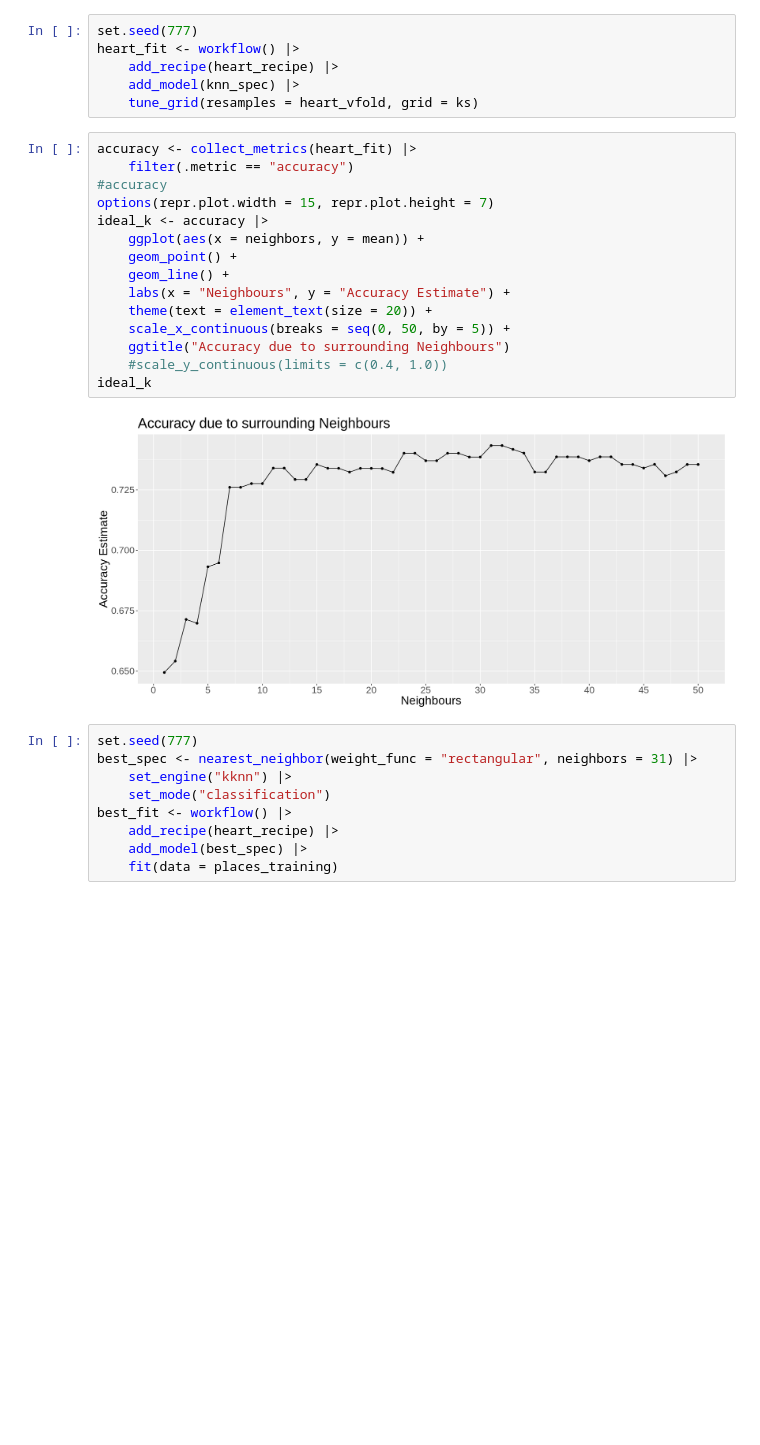
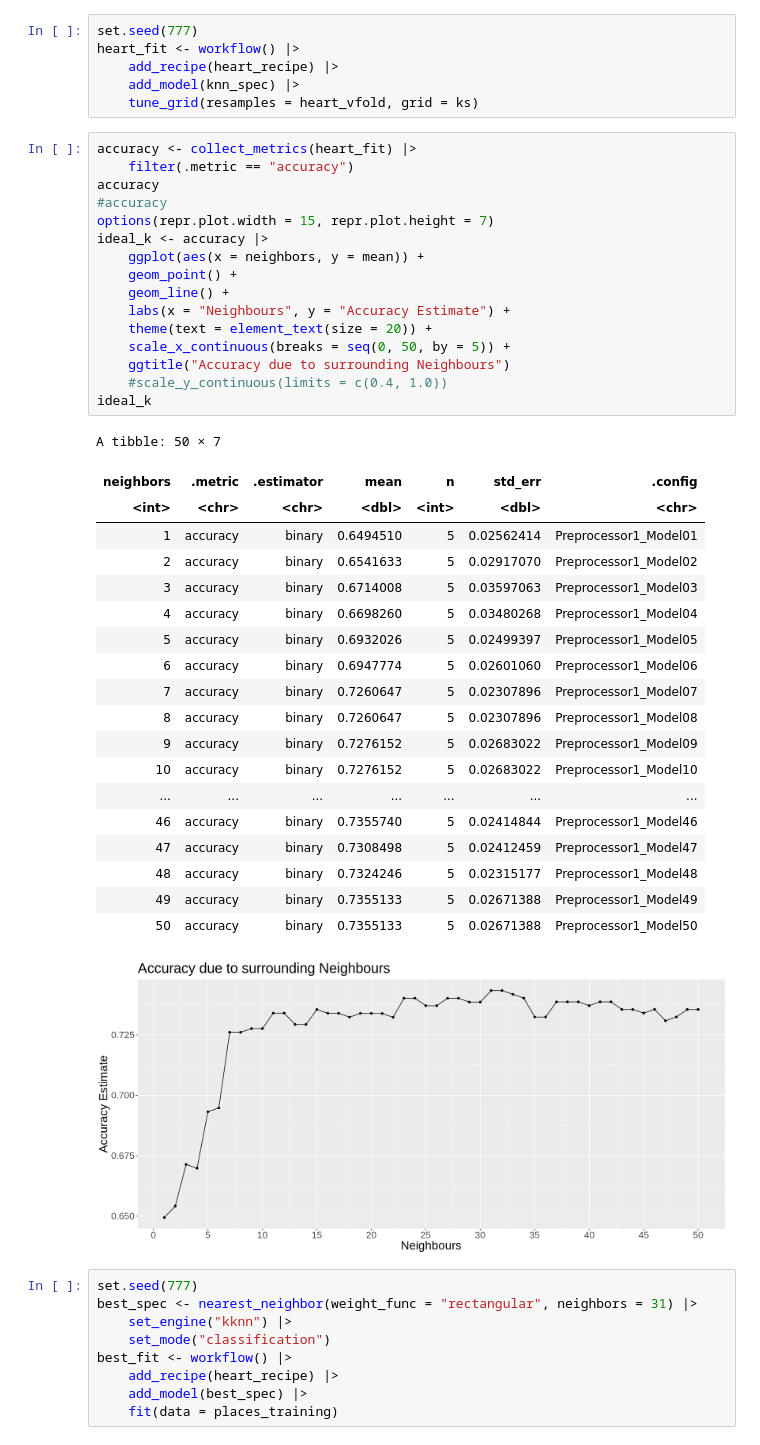
Before and after one commit to Kooriryuu/dsci-100-project-group3, a Jupyter notebook: project_proposal.ipynb, the cells around one changed output. Saved outputs shown, nothing was run; the diff lists cells and outputs as text; blank space fills up the shorter version.

```diff
--- a/project_proposal.ipynb
+++ b/project_proposal.ipynb
@@ -170,19 +192,39 @@ heart_fit <- workflow() |>
 # %%
 accuracy <- collect_metrics(heart_fit) |>
     filter(.metric == "accuracy")
+accuracy
 #accuracy
 options(repr.plot.width = 15, repr.plot.height = 7)
 ideal_k <- accuracy |>
     ggplot(aes(x = neighbors, y = mean)) +
     geom_point() +
     geom_line() +
     labs(x = "Neighbours", y = "Accuracy Estimate") +
     theme(text = element_text(size = 20)) +
     scale_x_continuous(breaks = seq(0, 50, by = 5)) +
     ggtitle("Accuracy due to surrounding Neighbours")
     #scale_y_continuous(limits = c(0.4, 1.0))
 ideal_k
 # %% [output]
+A tibble: 50 × 7
+| neighbors | .metric | .estimator | mean | n | std_err | .config |
+| <int> | <chr> | <chr> | <dbl> | <int> | <dbl> | <chr> |
+| 1 | accuracy | binary | 0.6494510 | 5 | 0.02562414 | Preprocessor1_Model01 |
+| 2 | accuracy | binary | 0.6541633 | 5 | 0.02917070 | Preprocessor1_Model02 |
+| 3 | accuracy | binary | 0.6714008 | 5 | 0.03597063 | Preprocessor1_Model03 |
+| 4 | accuracy | binary | 0.6698260 | 5 | 0.03480268 | Preprocessor1_Model04 |
+| 5 | accuracy | binary | 0.6932026 | 5 | 0.02499397 | Preprocessor1_Model05 |
+| 6 | accuracy | binary | 0.6947774 | 5 | 0.02601060 | Preprocessor1_Model06 |
+| 7 | accuracy | binary | 0.7260647 | 5 | 0.02307896 | Preprocessor1_Model07 |
+| 8 | accuracy | binary | 0.7260647 | 5 | 0.02307896 | Preprocessor1_Model08 |
+| 9 | accuracy | binary | 0.7276152 | 5 | 0.02683022 | Preprocessor1_Model09 |
+| 10 | accuracy | binary | 0.7276152 | 5 | 0.02683022 | Preprocessor1_Model10 |
+| ... | ... | ... | ... | ... | ... | ... |
+| 46 | accuracy | binary | 0.7355740 | 5 | 0.02414844 | Preprocessor1_Model46 |
+| 47 | accuracy | binary | 0.7308498 | 5 | 0.02412459 | Preprocessor1_Model47 |
+| 48 | accuracy | binary | 0.7324246 | 5 | 0.02315177 | Preprocessor1_Model48 |
+| 49 | accuracy | binary | 0.7355133 | 5 | 0.02671388 | Preprocessor1_Model49 |
+| 50 | accuracy | binary | 0.7355133 | 5 | 0.02671388 | Preprocessor1_Model50 |
 [figure]
 # %%
 set.seed(777)
```
Also changed, not shown: parts of 5 cells of this notebook.
